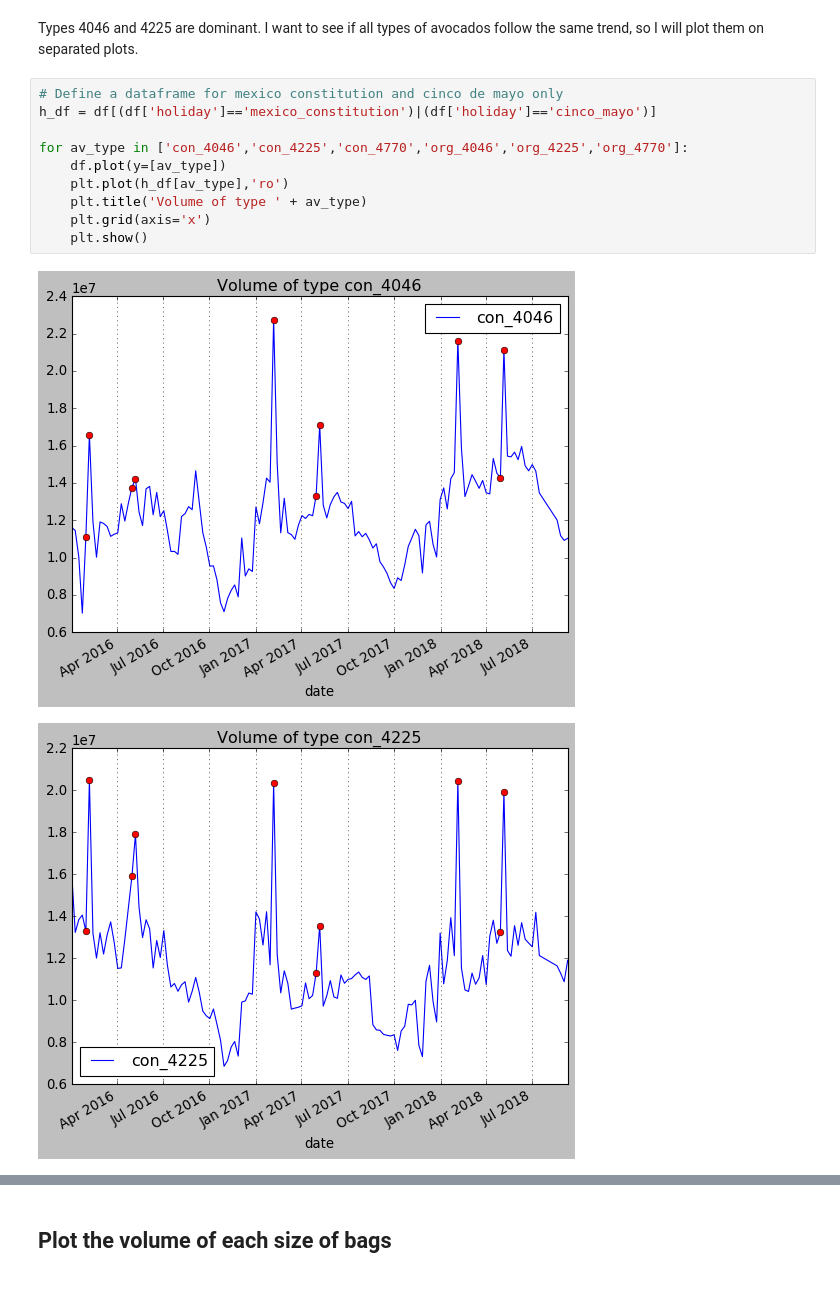
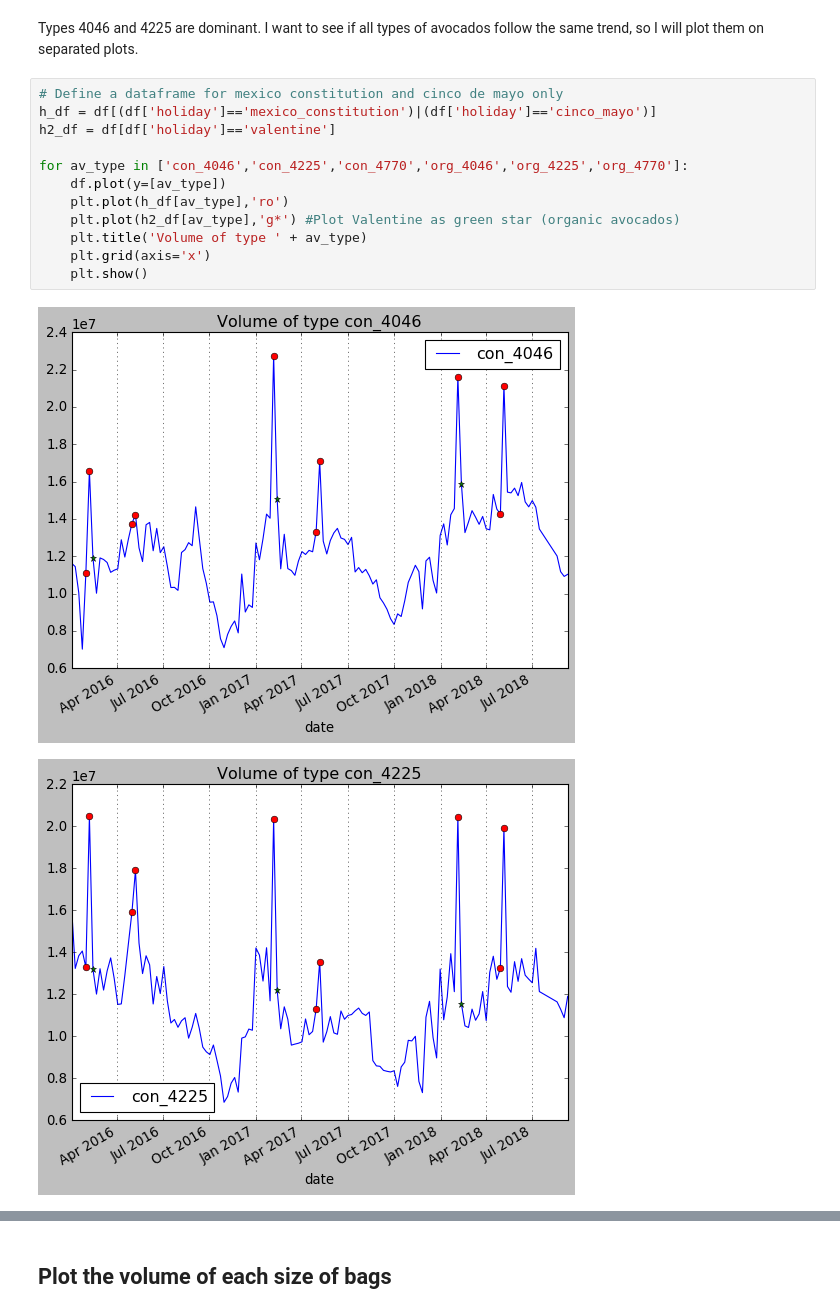
Before and after one commit to stephanietison/Avocado, a Jupyter notebook: Avocado Data Exploration.ipynb, the cells around one changed output, grey strips where cells are left out. Drawn from its saved outputs; the diff is of its cells as text.

Commit message:
Add green star for Valentine

```diff
--- a/Avocado Data Exploration.ipynb
+++ b/Avocado Data Exploration.ipynb
@@ -316,13 +316,15 @@ I want to see if all types of avocados follow the same trend, so I will plot the
 # %%
 # Define a dataframe for mexico constitution and cinco de mayo only
 h_df = df[(df['holiday']=='mexico_constitution')|(df['holiday']=='cinco_mayo')]
+h2_df = df[df['holiday']=='valentine']
 
 for av_type in ['con_4046','con_4225','con_4770','org_4046','org_4225','org_4770']:
     df.plot(y=[av_type])
     plt.plot(h_df[av_type],'ro')
+    plt.plot(h2_df[av_type],'g*') #Plot Valentine as green star (organic avocados)
     plt.title('Volume of type ' + av_type)
     plt.grid(axis='x')
     plt.show()
 # %% [output]
-[figure, old version]
+[figure, new version]
-[figure, old version]
+[figure, new version]
```
Also changed, not shown: parts of 6 cells of this notebook.
